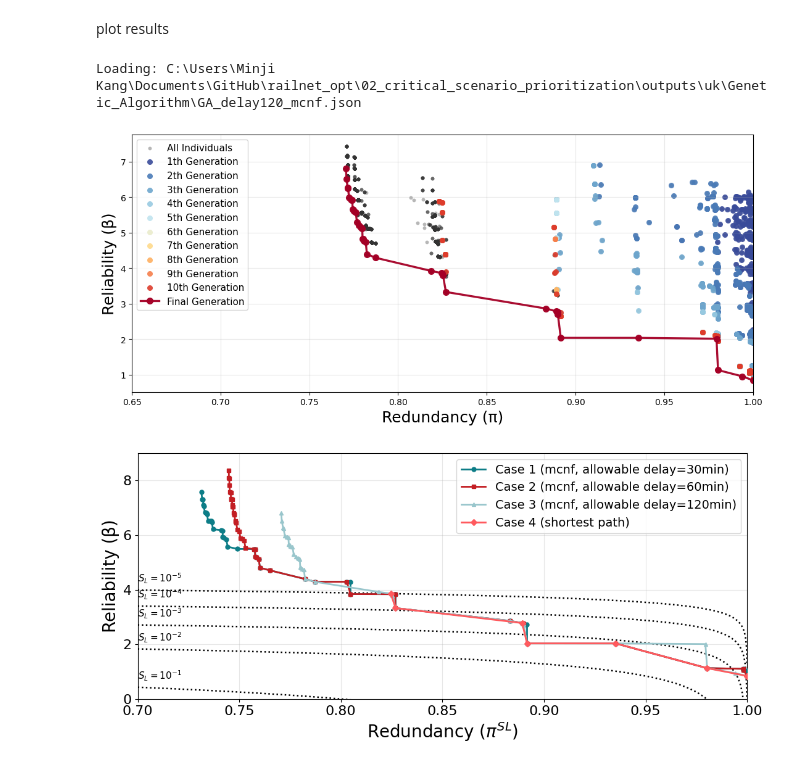
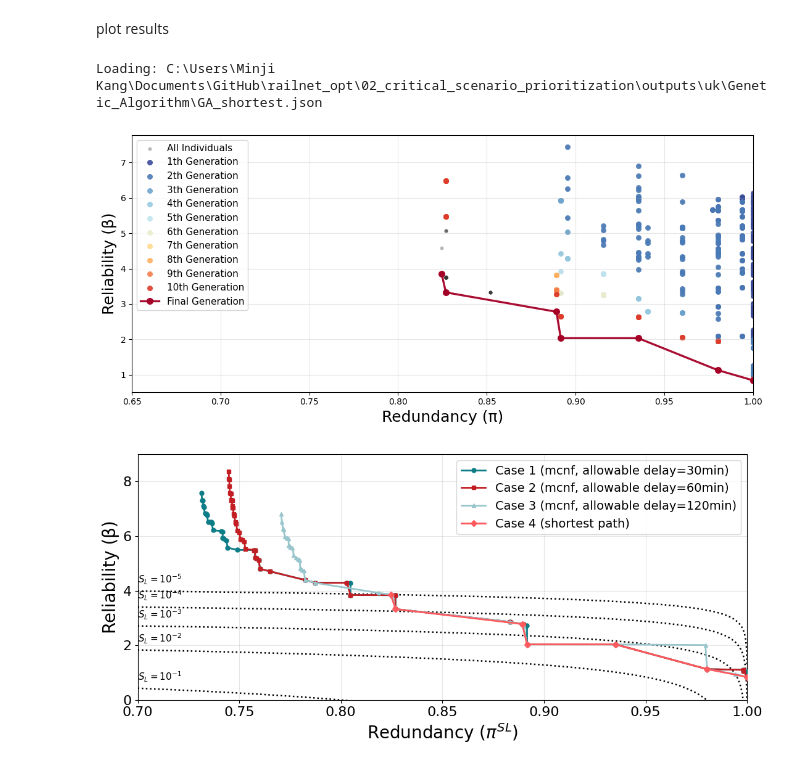
Before and after one commit to mjkang920/railnet_opt, a Jupyter notebook: 02_critical_scenario_prioritization/main.ipynb, the cells around one changed output. Saved outputs shown, nothing was run; the diff lists cells and outputs as text; code cells hidden in the pictures.

```diff
--- a/02_critical_scenario_prioritization/main.ipynb
+++ b/02_critical_scenario_prioritization/main.ipynb
@@ -203,36 +87,0 @@ def MCNF_systemfunc(arcs, edges, arc_capacity, demand, max_distance, arc_distanc
-# %%
-# Quick checks for all-intact and all-failed
-def safe_pi(total_dem, eloss, tol=1e-12):
-    if not total_dem or eloss is None or total_dem <= 0:
-        return 0.0
-    num = total_dem - eloss
-    if abs(num) <= tol * max(1.0, total_dem):
-        num = 0.0
-    return float(np.clip(num / total_dem, 0.0, 1.0))
-
-# All components intact
-arc_cap_all_1 = {e: float(intact_capacity[e]) for e in edges}
-eloss_1, totpd_1 = MCNF_systemfunc(arcs, edges, arc_cap_all_1, demand_dict, max_distance, arc_distance)
-pi_all_1 = safe_pi(totpd_1, eloss_1)
-print(f"[ALL=1] Expected Loss={eloss_1:.6g}, Total PD={totpd_1:.6g}, pi={pi_all_1:.6g}")
-
-# All components failed
-arc_cap_all_0 = {e: 0.0 for e in edges}
-eloss_0, totpd_0 = MCNF_systemfunc(arcs, edges, arc_cap_all_0, demand_dict, max_distance, arc_distance)
-pi_all_0 = safe_pi(totpd_0, eloss_0)
-print(f"[ALL=0] Expected Loss={eloss_0:.6g}, Total PD={totpd_0:.6g}, pi={pi_all_0:.6g}")
-
-# Joint beta from base failure probabilities
-ID_PATTERN = re.compile(r"^e(\d+)(r)?$")
-base_ids = sorted({f"e{m.group(1)}" for k in probs for m in [ID_PATTERN.match(k)] if m}, key=lambda s: int(s[1:]))
-pf_list = []
-for base in base_ids:
-    p_dict = probs.get(base) or probs.get(base + "r")
-    if p_dict is None:
-        continue
-    p0 = p_dict.get("0") if isinstance(p_dict, dict) else None
-    if p0 is not None:
-        pf_list.append(float(p0))
-joint_pf_all0 = np.prod(pf_list) if pf_list else 0.0
-beta_joint_all0 = -norm.ppf(joint_pf_all0) if joint_pf_all0 > 0 else float("inf")
-print(f"[ALL=0] beta ≈ {beta_joint_all0:.6g}")
@@ -504,7 +184,7 @@ for cid, cfg in CASES.items():
 # %% [markdown]
 plot results
 # %%
-SYS_NAME = "mcnf"      # or "shortest"
+SYS_NAME = "shortest"      # or "mcnf"
 DELAY    = 120         # only for mcnf
 
 PROJECT_ROOT = Path.cwd().resolve()
@@ -580,35 +260,35 @@ else:
     xs = [p for p, _ in final_sorted]
     ys = [b for _, b in final_sorted]
 
 if xs and ys:
     plt.plot(
         xs, ys,
         "-o",
         color="#A50026",
         markersize=7,
         linewidth=2.4,
         alpha=0.95,
         label="Final Generation"
     )
 
 plt.xlabel("Redundancy (π)", fontsize=18)
 plt.ylabel("Reliability (β)", fontsize=18)
 plt.xlim(0.65, 1.0)
 
 if all_pts:
     b_min = min(b for _, b in all_pts)
     b_max = max(b for _, b in all_pts)
     if b_max > b_min:
         pad = 0.05 * (b_max - b_min)
         plt.ylim(b_min - pad, b_max + pad)
 
 plt.grid(True, alpha=0.3)
 plt.legend(fontsize=11, loc="best")
 plt.tight_layout()
 plt.show()
 # %% [output]
-Loading: C:\Users\Minji Kang\Documents\GitHub\railnet_opt\02_critical_scenario_prioritization\outputs\uk\Genetic_Algorithm\GA_delay120_mcnf.json
+Loading: C:\Users\Minji Kang\Documents\GitHub\railnet_opt\02_critical_scenario_prioritization\outputs\uk\Genetic_Algorithm\GA_shortest.json
-[figure, old version]
+[figure, new version]
 # %%
 PROJECT_ROOT = Path.cwd().resolve()
 base_dir = PROJECT_ROOT / "outputs" / REGION / "Genetic_Algorithm"
```
Also changed, not shown: parts of 8 cells of this notebook, 6 other files.
